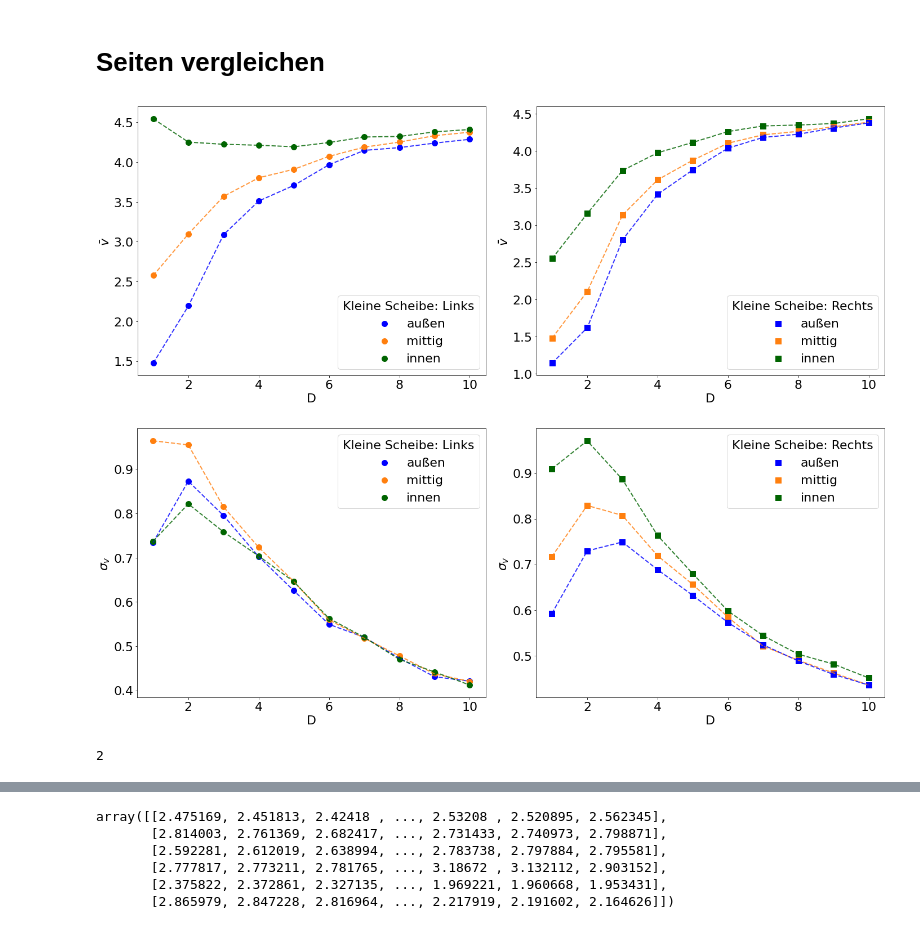
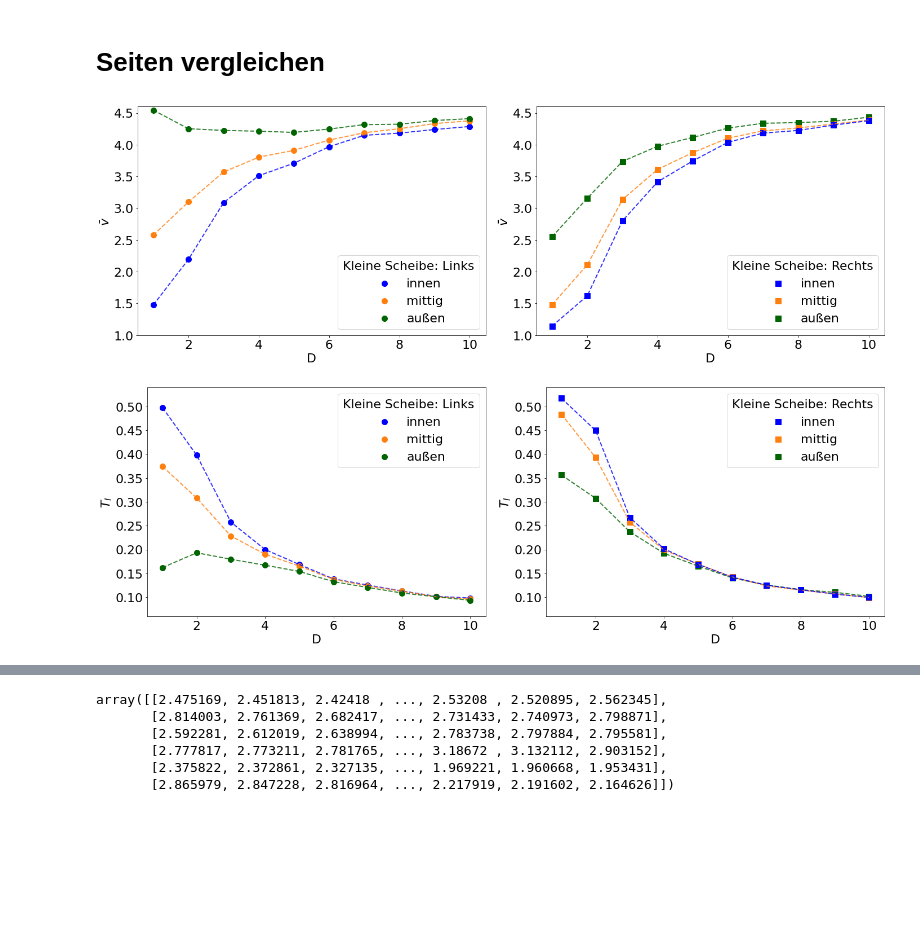
Before and after one commit to T1mors/FPR, a Jupyter notebook: 3 Nachlauf/Modul 1.ipynb, the cells around one changed output, grey strips where cells are left out. Saved outputs shown, nothing was run; the diff lists cells and outputs as text; code cells hidden in the pictures; blank space fills up the shorter version.

```diff
--- a/3 Nachlauf/Modul 1.ipynb
+++ b/3 Nachlauf/Modul 1.ipynb
@@ -205,7 +198,7 @@ for (hitzdraht, hitzdraht_std, i, sty) in zip(kali_mean.T, kali_std.T, Nr, defau
 
 # print(result.fit_report())
 
-ax.set_ylabel(r'v / $\frac{m}{s}$')
+ax.set_ylabel(r'\bar{v} / $\frac{m}{s}$')
 ax.set_xlabel(r'$\bar{U}$ / $V$')
 handles, labels = ax.get_legend_handles_labels()
 ax.legend([handles[idx] for idx in order],[labels[idx] for idx in order], title='Hitzdraht Nr.\nmit Fit')
@@ -315,10 +304,11 @@ D = np.arange(1,11,1)
 # new_cycler = cycler(color=['C0','C1','C2','C2','C1','C0'])
 new_cycler = cycler(color=['b','tab:orange', 'darkgreen','darkgreen','tab:orange','b'])
 
-label_vec = ['außen', 'mittig', 'innen', 'innen', 'mittig', 'außen']
+label_vec = ['innen', 'mittig', 'außen', 'außen', 'mittig', 'innen']
+# label_vec = ['außen', 'mittig', 'innen', 'innen', 'mittig', 'außen']
 
-fig_mean, ax_mean = plt.subplots(1,2, figsize=(20,8), tight_layout=True)
-fig_std, ax_std = plt.subplots(1,2, figsize=(20,8), tight_layout=True)
+fig_mean, ax_mean = plt.subplots(1,2, figsize=(20,7), tight_layout=True)
+fig_std, ax_std = plt.subplots(1,2, figsize=(20,7), tight_layout=True)
 idx = 0
 for (hitzdraht, i, sty, lbl) in zip(data_klein.T, Nr, new_cycler, label_vec):
     # First we have to convert voltage to velocity and then take mean/std
@@ -343,41 +333,41 @@ for (hitzdraht, i, sty, lbl) in zip(data_klein.T, Nr, new_cycler, label_vec):
         ax_mean[0].scatter(D, vel_mean, label=lbl, **sty)
         ax_mean[0].plot(D, vel_mean, alpha=0.8, ls='--', **sty)
 
-        ax_std[0].scatter(D, vel_std, label=lbl, **sty)
-        ax_std[0].plot(D, vel_std, alpha=0.8, ls='--', **sty)
+        ax_std[0].scatter(D, vel_std/vel_mean, label=lbl, **sty)
+        ax_std[0].plot(D, vel_std/vel_mean, alpha=0.8, ls='--', **sty)
     # Rechts
     else:
         ax_mean[1].scatter(D, vel_mean, label=lbl, marker='s', **sty)
         ax_mean[1].plot(D, vel_mean, alpha=0.8, ls='--', **sty)
 
-        ax_std[1].scatter(D, vel_std, label=lbl, marker='s', **sty)
-        ax_std[1].plot(D, vel_std, alpha=0.8, ls='--', **sty)
+        ax_std[1].scatter(D, vel_std/vel_mean, label=lbl, marker='s', **sty)
+        ax_std[1].plot(D, vel_std/vel_mean, alpha=0.8, ls='--', **sty)
     idx += 1
 
 for ax in ax_mean:
     ax.set_xlabel('D')
     ax.set_ylabel(r'$\bar{v}$')
     ax.legend(title='Kleine Scheibe: Links')
+    ax.set_ylim(1.0,4.6)
 
 for ax in ax_std:
     ax.set_xlabel('D')
-    ax.set_ylabel(r'$\sigma_v$')
+    ax.set_ylabel(r'$T_I$')
     ax.legend(title='Kleine Scheibe: Links')
+    loc = plticker.MultipleLocator(base=0.05) # this locator puts ticks at regular intervals
+    ax.yaxis.set_major_locator(loc)
+    ax.set_ylim(0.06,0.54)
 
 # You can change order in legend directly
 order = [2,1,0]
 handles, labels = ax_mean[1].get_legend_handles_labels()
 ax_mean[1].legend([handles[idx] for idx in order],[labels[idx] for idx in order], title='Kleine Scheibe: Rechts')
 
 handles, labels = ax_std[1].get_legend_handles_labels()
 ax_std[1].legend([handles[idx] for idx in order],[labels[idx] for idx in order], title='Kleine Scheibe: Rechts')
 
 fig_mean.savefig('Abb/Modul1/Klein_mean_links_rechts.png')
 fig_std.savefig('Abb/Modul1/Klein_std_links_rechts.png')
 # %% [output]
-[figure, old version]
+[figure, new version]
-[figure, old version]
+[figure, new version]
-# %%
-int('2')
-# %% [output]
-2
```
Also changed, not shown: parts of 14 cells of this notebook, 52 other files.
